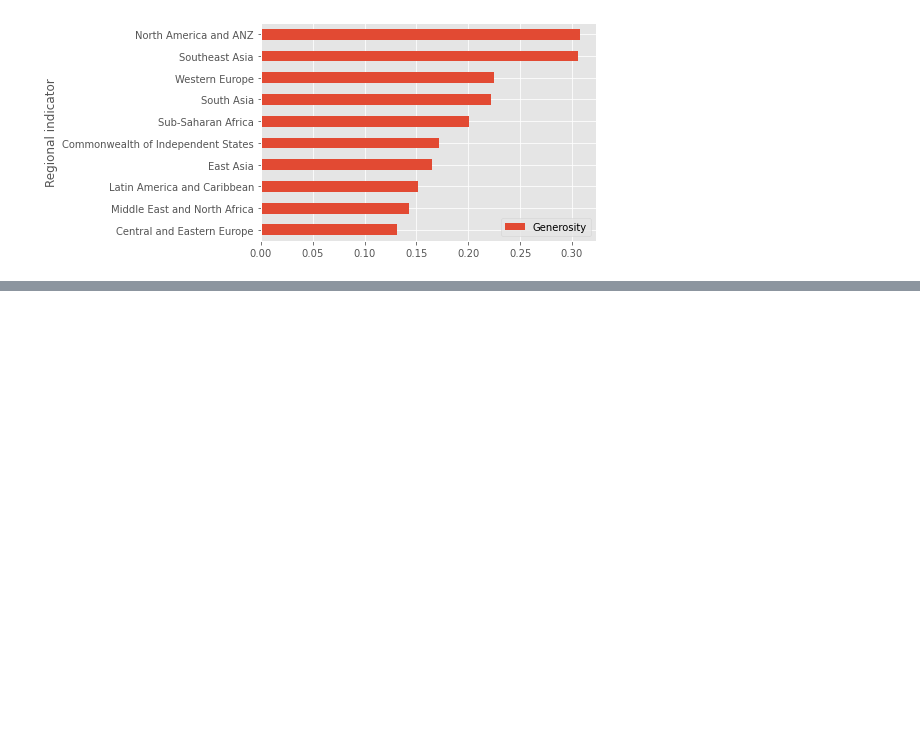
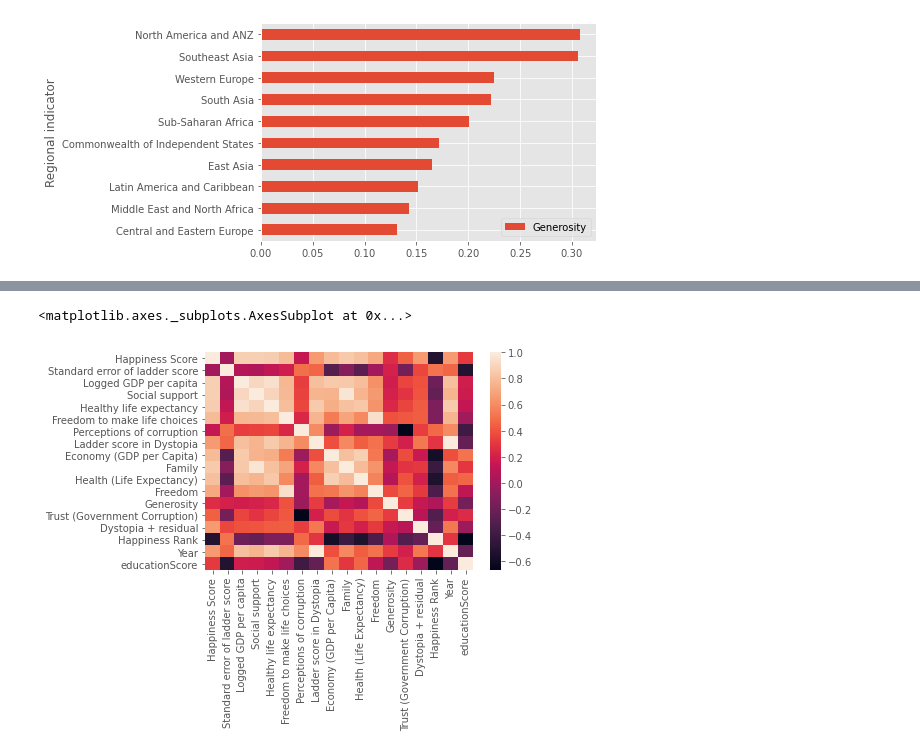
Before and after one commit to andreanstev/BedahData, a Jupyter notebook: World Happiness Report 2015-2020/World_Happiness_Report_2015-2020.ipynb, the cells around one changed output, grey strips where cells are left out. Cells and saved outputs as stored; diff of their text form; code cells hidden in the pictures; blank space fills up the shorter version.

```diff
--- a/World Happiness Report 2015-2020/World_Happiness_Report_2015-2020.ipynb
+++ b/World Happiness Report 2015-2020/World_Happiness_Report_2015-2020.ipynb
@@ -502,0 +550,5 @@ dfhappiness2020.groupby('Regional indicator').mean().sort_values('Generosity').p
+# %%
+sns.heatmap(dfhappiness2020_2.corr())
+# %% [output]
+<matplotlib.axes._subplots.AxesSubplot at 0x...>
+[figure, added]
```
Also changed, not shown: parts of 23 cells of this notebook.
